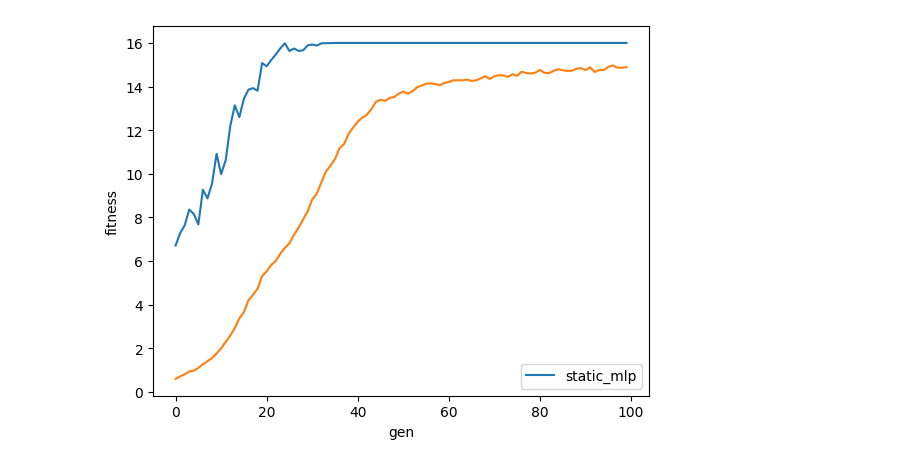
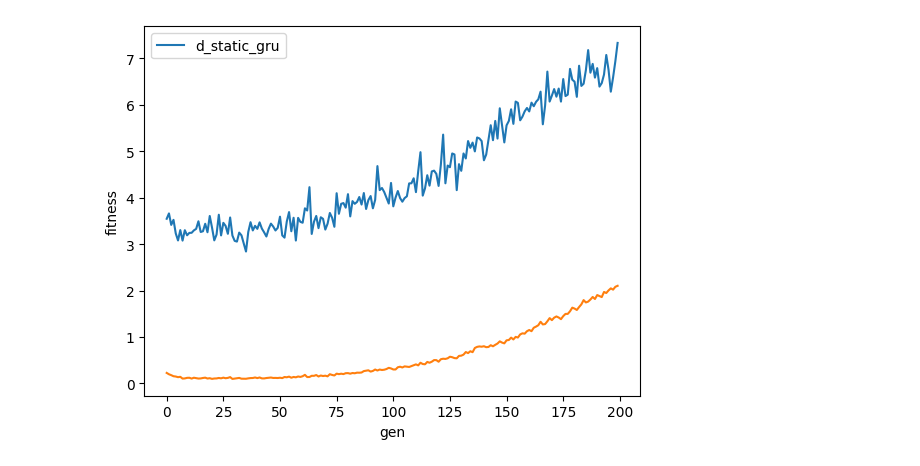
Before and after one commit to Magraz/vmas_rovers, a Jupyter notebook: src/plotting/plot_stat_runs.ipynb, the cells around one changed output. Cells and saved outputs as stored; diff of their text form; code cells hidden in the pictures.

```diff
--- a/src/plotting/plot_stat_runs.ipynb
+++ b/src/plotting/plot_stat_runs.ipynb
@@ -11,10 +11,10 @@ def moving_average(x, w):
 trials_start = 0
 trials_finish = 10
 trials = trials_finish-trials_start
-data_points = 100
+data_points = 200
 stat_run_base_path = "/home/magraz/vmas_rovers/src/experiments/results/"
-experiment_type = "sanity"
-configurations = ["static_mlp"]
+experiment_type = "batch_0"
+configurations = ["d_static_gru"]
 stat_run_paths = [os.path.join(stat_run_base_path, "_".join((experiment_type, config))) for config in configurations]
 
 dd_list = []
@@ -64,31 +64,31 @@ fig = plt.figure()
 ax = fig.add_subplot(111)
 
 window_size = 1
 
 for best_fitness_avg, avg_fitness_avg in zip(best_team_fitness_avg_vals,avg_team_fitness_avg_vals):
     # window_avg = np.lib.stride_tricks.sliding_window_view(avg, window_size)
     # window_std = np.lib.stride_tricks.sliding_window_view(std, window_size)
 
     # moving_avg = np.mean(window_avg, axis=-1)
     # moving_std = np.mean(window_std, axis=-1)
 
     best_fitness_moving_avg = moving_average(best_fitness_avg, window_size)
     avg_fitness_moveing_avg = moving_average(avg_fitness_avg, window_size)
     # moving_std = moving_average(std, window_size)
 
     # std_plus = moving_avg + moving_std/np.sqrt(trials)
     # std_minus = moving_avg - moving_std/np.sqrt(trials)
 
     ax.plot(best_fitness_moving_avg)
     ax.plot(avg_fitness_moveing_avg)
     # ax.plot(moving_std)
     # ax.fill_between(np.linspace(0, moving_avg.shape[0], moving_avg.shape[0]), std_plus, std_minus, alpha=0.2)
 
 ax.set_xlabel("gen")
 ax.set_ylabel("fitness")
 
 plt.legend(configurations)
 
 plt.show()
 # %% [output]
-[figure, old version]
+[figure, new version]
```
Also changed, not shown: 10 other files.
